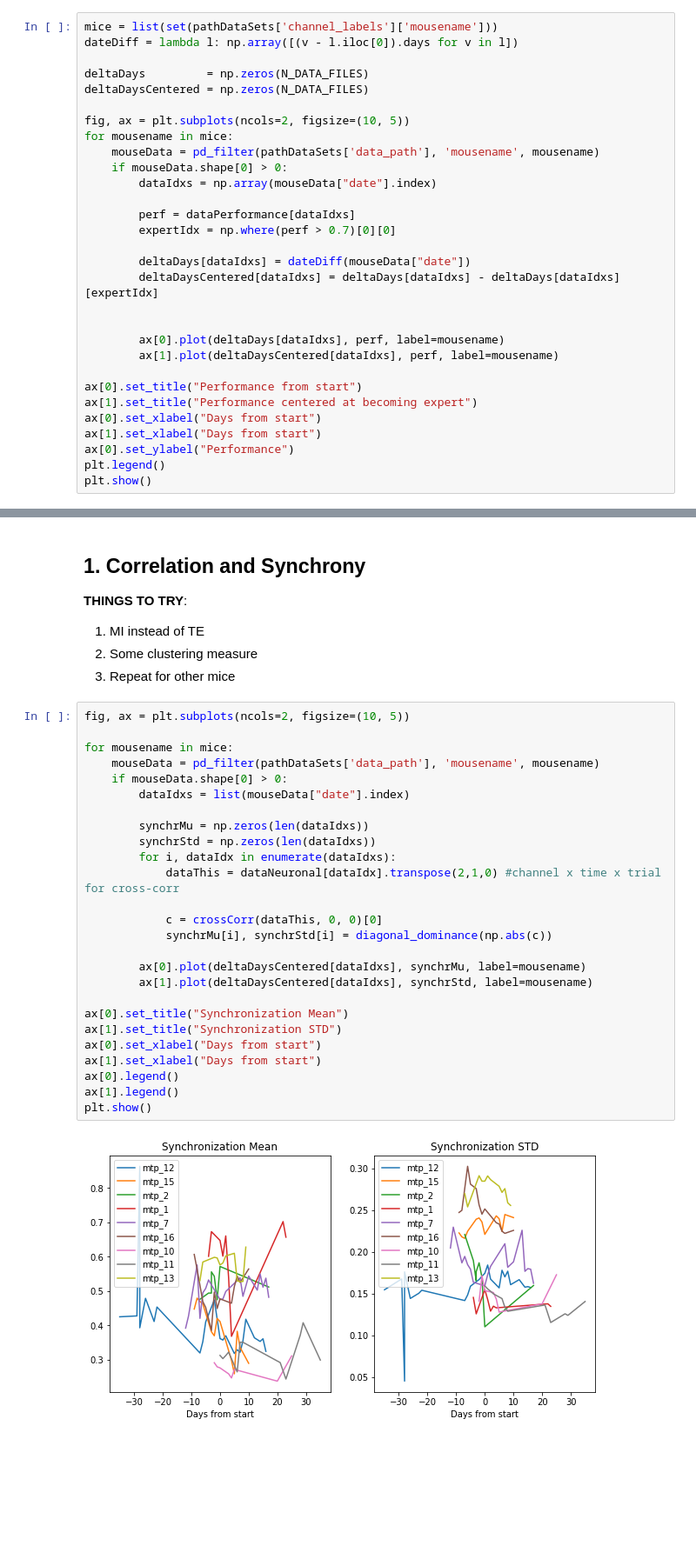
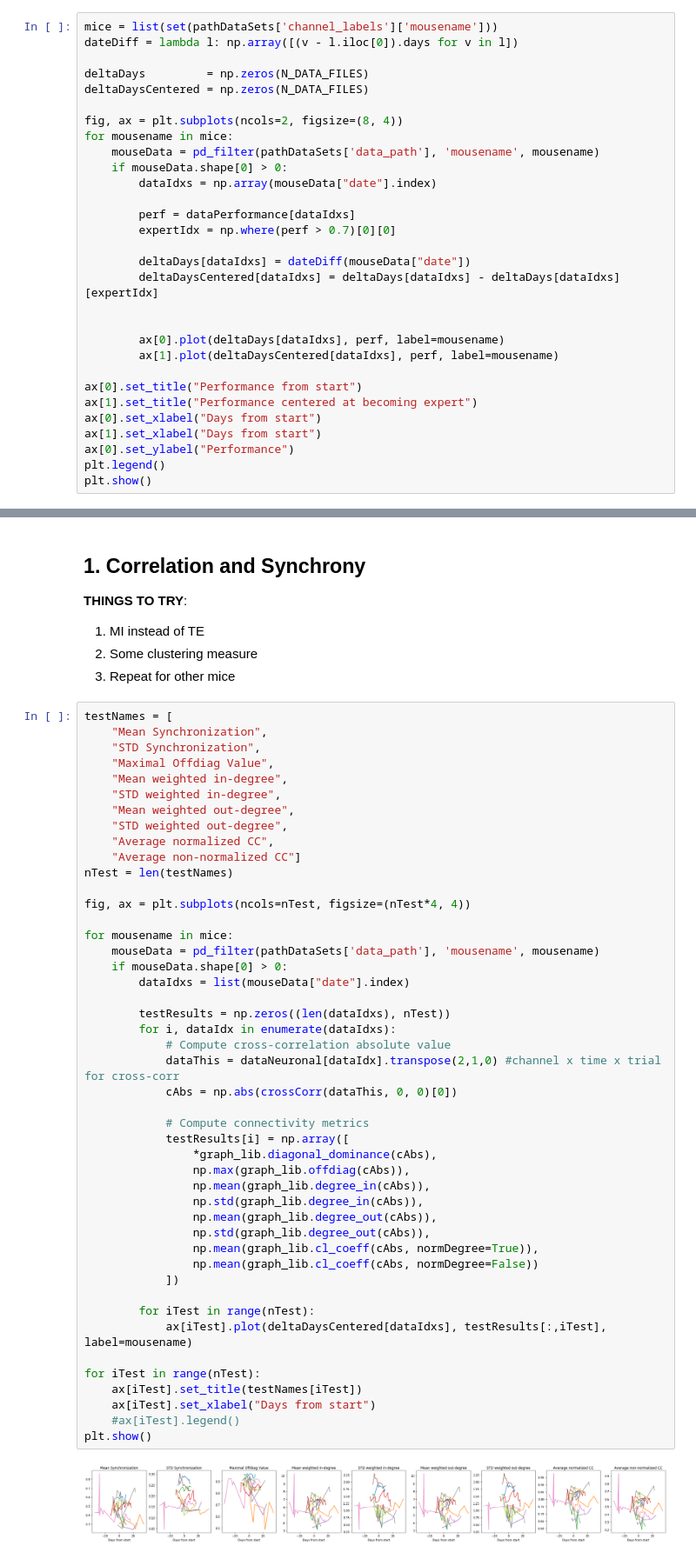
Before and after one commit to aleksejs-fomins/mesoscopic-functional-connectivity, a Jupyter notebook: codes/analysis_real/yaro_result/analysis-behavioural-neural.ipynb, the cells around one changed output, grey strips where cells are left out. Shown at 87% size. Drawn from its saved outputs; the diff is of its cells as text; blank space fills up the shorter version.

```diff
--- a/codes/analysis_real/yaro_result/analysis-behavioural-neural.ipynb
+++ b/codes/analysis_real/yaro_result/analysis-behavioural-neural.ipynb
@@ -164,7 +150,7 @@ dateDiff = lambda l: np.array([(v - l.iloc[0]).days for v in l])
 deltaDays         = np.zeros(N_DATA_FILES)
 deltaDaysCentered = np.zeros(N_DATA_FILES)
 
-fig, ax = plt.subplots(ncols=2, figsize=(10, 5))
+fig, ax = plt.subplots(ncols=2, figsize=(8, 4))
 for mousename in mice:
     mouseData = pd_filter(pathDataSets['data_path'], 'mousename', mousename)
     if mouseData.shape[0] > 0:
@@ -197,33 +216,53 @@ plt.show()
 2. Some clustering measure
 3. Repeat for other mice
 # %%
-fig, ax = plt.subplots(ncols=2, figsize=(10, 5))
+testNames = [
+    "Mean Synchronization",
+    "STD Synchronization",
+    "Maximal Offdiag Value",
+    "Mean weighted in-degree",
+    "STD weighted in-degree",
+    "Mean weighted out-degree",
+    "STD weighted out-degree",
+    "Average normalized CC",
+    "Average non-normalized CC"]
+nTest = len(testNames)
+
+fig, ax = plt.subplots(ncols=nTest, figsize=(nTest*4, 4))
 
 for mousename in mice:
     mouseData = pd_filter(pathDataSets['data_path'], 'mousename', mousename)
     if mouseData.shape[0] > 0:
         dataIdxs = list(mouseData["date"].index)
 
-        synchrMu = np.zeros(len(dataIdxs))
-        synchrStd = np.zeros(len(dataIdxs))
+        testResults = np.zeros((len(dataIdxs), nTest))
         for i, dataIdx in enumerate(dataIdxs):
+            # Compute cross-correlation absolute value
             dataThis = dataNeuronal[dataIdx].transpose(2,1,0) #channel x time x trial for cross-corr
+            cAbs = np.abs(crossCorr(dataThis, 0, 0)[0])
 
-            c = crossCorr(dataThis, 0, 0)[0]
-            synchrMu[i], synchrStd[i] = diagonal_dominance(np.abs(c))
+            # Compute connectivity metrics
+            testResults[i] = np.array([
+                *graph_lib.diagonal_dominance(cAbs),
+                np.max(graph_lib.offdiag(cAbs)),
+                np.mean(graph_lib.degree_in(cAbs)),
+                np.std(graph_lib.degree_in(cAbs)),
+                np.mean(graph_lib.degree_out(cAbs)),
+                np.std(graph_lib.degree_out(cAbs)),
+                np.mean(graph_lib.cl_coeff(cAbs, normDegree=True)),
+                np.mean(graph_lib.cl_coeff(cAbs, normDegree=False))
+            ])
 
-        ax[0].plot(deltaDaysCentered[dataIdxs], synchrMu, label=mousename)
-        ax[1].plot(deltaDaysCentered[dataIdxs], synchrStd, label=mousename)
+        for iTest in range(nTest):
+            ax[iTest].plot(deltaDaysCentered[dataIdxs], testResults[:,iTest], label=mousename)
 
-ax[0].set_title("Synchronization Mean")
-ax[1].set_title("Synchronization STD")
-ax[0].set_xlabel("Days from start")
-ax[1].set_xlabel("Days from start")
-ax[0].legend()
-ax[1].legend()
+for iTest in range(nTest):
+    ax[iTest].set_title(testNames[iTest])
+    ax[iTest].set_xlabel("Days from start")
+    #ax[iTest].legend()
 plt.show()
 # %% [output]
-[figure, old version]
+[figure, new version]
 # %% [markdown]
 ## 1.2 Clustering of data
 
```
Also changed, not shown: parts of 8 cells of this notebook, 2 other files.
